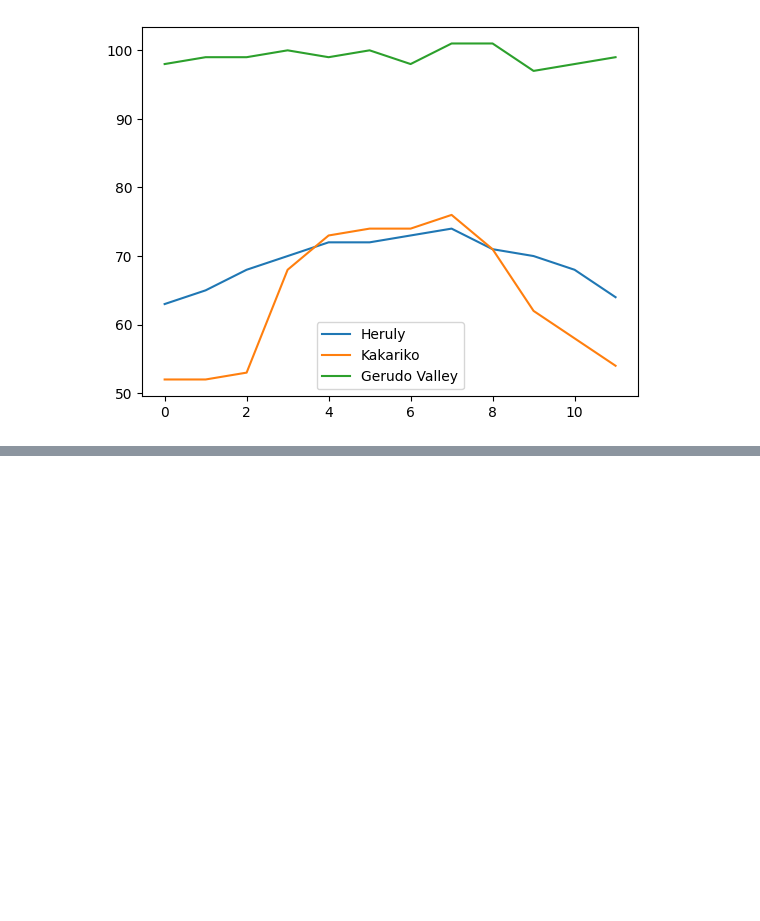
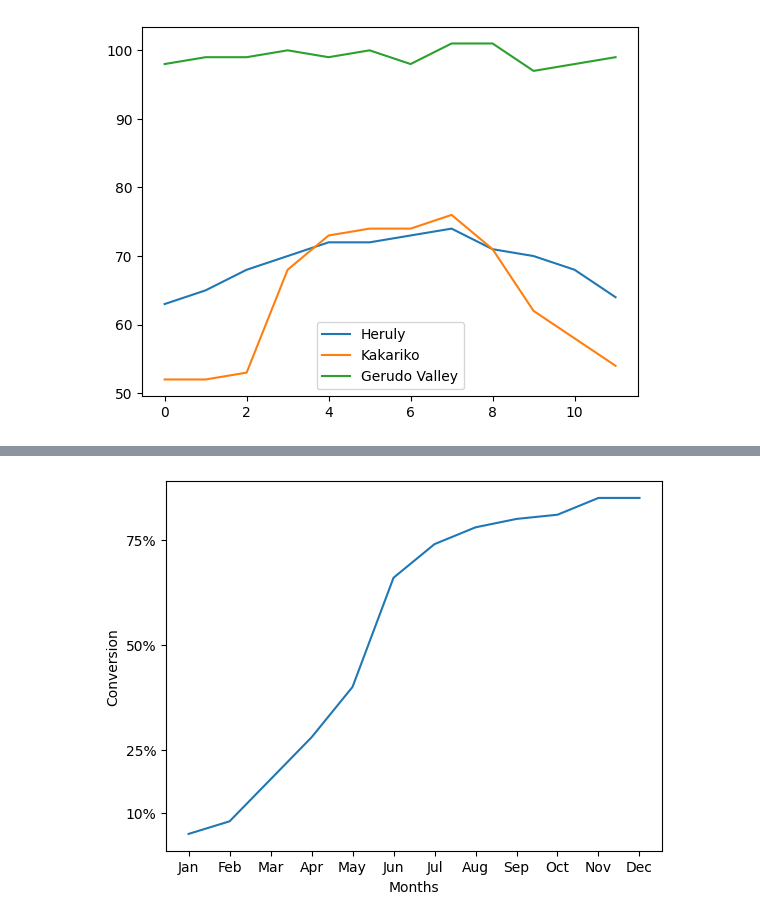
Before and after one commit to artipyzzz/Data-Science-Notebook, a Jupyter notebook: 4 Data Vis/0 Basic Line Plot.ipynb, the cells around one changed output, grey strips where cells are left out. Drawn from its saved outputs; the diff is of its cells as text; code cells hidden in the pictures; blank space fills up the shorter version.

```diff
--- a/4 Data Vis/0 Basic Line Plot.ipynb
+++ b/4 Data Vis/0 Basic Line Plot.ipynb
@@ -455,3 +455,29 @@ ax.set_yticklabels(['10%', '60%', '80%'])
 Это приведет к следующей маркировке оси Y
 
 ![](./img/0_14.png)
+# %%
+# Давайте представим, что мы работает в компании Dinnersaur, которая доставляет обеды тем, кто не хочет готовить. Dinnersaur недавно запустила новую услугу, которая работает по подписке, где пользователи подписываются на целый год питания, вместо того, чтобы покупать еду по запросу
+
+# Мы собрали данные, представляющие долю пользователей, которые перешли на эту новую услугу с момента ее запуска в январе. Сначала сохраните набор осей в переменной с именем ax. Мы будем использовать ax для установки x- и y- меток, чтобы сделать этот график более удобным для чтения
+
+month_names = ["Jan", "Feb", "Mar", "Apr", "May", "Jun", "Jul", "Aug", "Sep","Oct", "Nov", "Dec"]
+
+months = range(12)
+conversion = [0.05, 0.08, 0.18, 0.28, 0.4, 0.66, 0.74, 0.78, 0.8, 0.81, 0.85, 0.85]
+
+plt.xlabel("Months")
+plt.ylabel("Conversion")
+
+plt.plot(months, conversion)
+
+ax = plt.subplot()
+
+ax.set_xticks(months)
+ax.set_xticklabels(month_names)
+
+ax.set_yticks([0.1, .25,.5,.75])
+ax.set_yticklabels(['10%','25%','50%', '75%'])
+
+plt.show()
+# %% [output]
+[figure, added]
```
Also changed, not shown: parts of 5 cells of this notebook, 3 other files.
